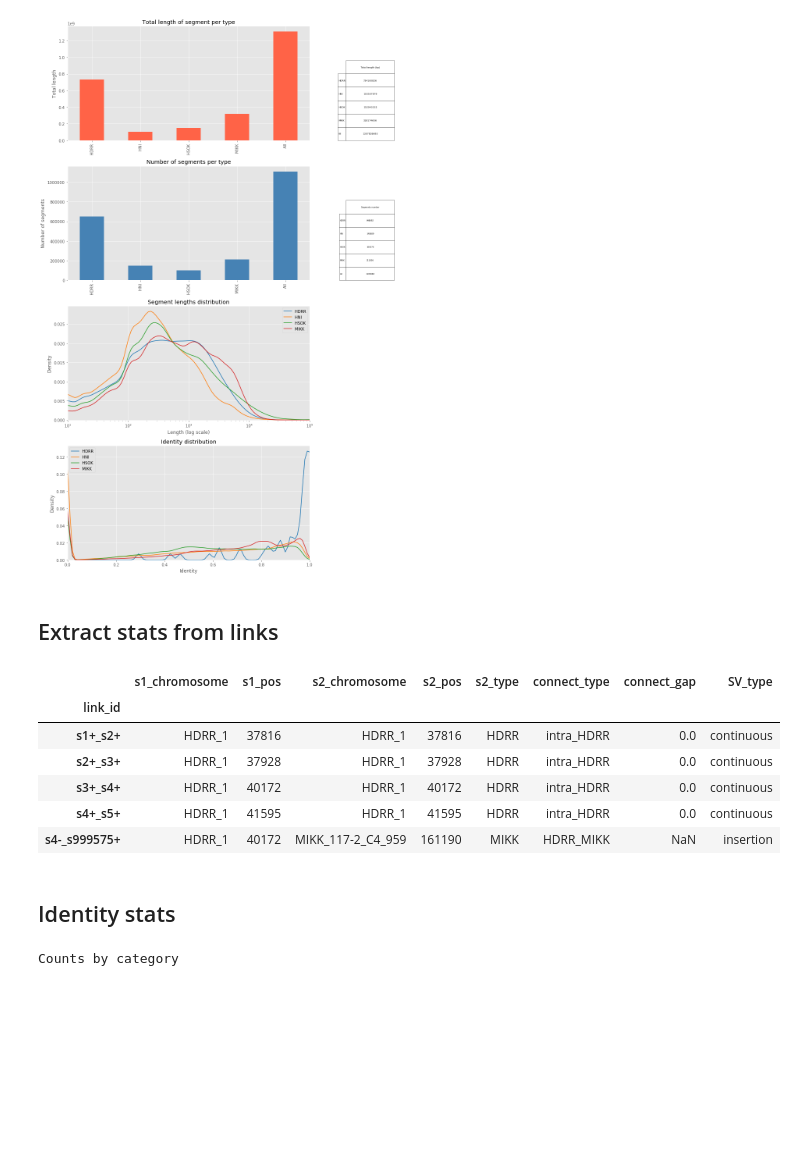
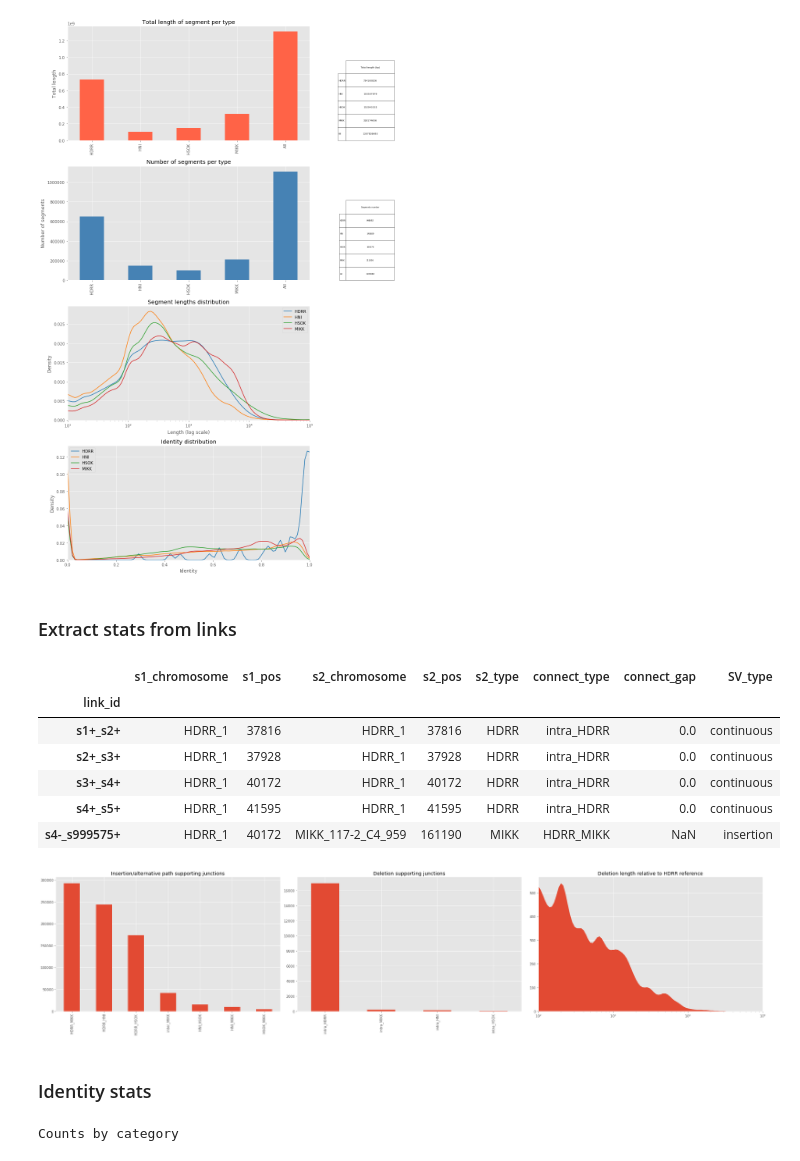
Before and after one commit to birneylab/MIKK_genome_companion_paper, a Jupyter notebook: docs/Graph_assembly/code/graph_assembly_analysis.ipynb, the cells around one changed output. Saved outputs shown, nothing was run; the diff lists cells and outputs as text; code cells hidden in the pictures; blank space fills up the shorter version.

```diff
--- a/docs/Graph_assembly/code/graph_assembly_analysis.ipynb
+++ b/docs/Graph_assembly/code/graph_assembly_analysis.ipynb
@@ -499,6 +492,7 @@ graph_fn = "./graph_assembly/all_ref_graph.gfa"
 main_ref_fasta = "./references/Oryzias_latipes_HDRR_clean.fa"
 seg_info_out_fn = "./graph_assembly/all_ref_graph_seg_info.pkl"
 link_info_out_fn = "./graph_assembly/all_ref_graph_link_info.pkl"
+graph_segments_fasta = "./graph_assembly/Oryzias_latipes_graph_segments.fa"
 
 link_info_d = OrderedDict()
 seg_info_d = OrderedDict()
@@ -511,17 +505,21 @@ stdout_print("Make minimap db\n")
 minimap_db = mp.Aligner(main_ref_fasta, best_n=1, scoring=(2,4,4,2,24,0), k=15, n_threads=10)
 
 stdout_print("Annotate segments and links\n")
-with open (graph_fn) as fp:
-    for l in tqdm(fp):
+with open(graph_fn) as graph_fp, open(graph_segments_fasta, "w") as fasta_fp:
+    for l in tqdm(graph_fp):
         l = l.strip().split("\t")
 
         if l[0] == "S":
             seg_id = l[1]
+            seq =l[2]
             chromosome = l[4].split(":")[-1]
             length = int(l[3].split(":")[-1])
             start = int(l[5].split(":")[-1])
             end = start+length
             seg_type = chromosome.split("_")[0]
+
+            # Write segment sequences to fasta
+            fasta_fp.write(f">{seg_id}\n{seq}\n")
 
             # Try to align to ref if long enough
             if seg_type != ref_label and length >= min_len_align:
@@ -596,6 +594,8 @@ for seg_id, seg_info in tqdm(seg_info_d.items()):
         seg_info_d[seg_id]["connected_chromosome"] = coord.chromosome
         seg_info_d[seg_id]["connected_start"] = coord.start
         seg_info_d[seg_id]["connected_end"] = coord.end
+        seg_info_d[seg_id]["connected_seg_start"] = coord.start_seg_id
+        seg_info_d[seg_id]["connected_seg_end"] = coord.end_seg_id
 
 seg_info_df = pd.DataFrame.from_dict(seg_info_d, orient="index")
 seg_info_df.index.name = "seg_id"
@@ -755,21 +755,53 @@ with pl.style.context('ggplot'):
 | All | 1307826693 | 1109492 | 389.0 | 675459 | 3342 | 0.683020 |
 [figure]
 # %% [markdown]
-## Extract stats from links
+### Extract stats from links
-# %%
-link_info_fn = "./graph_assembly/all_ref_graph_link_info.pkl"
-df = pd.read_pickle(link_info_fn)
-df.head()
-# %% [output]
-|  | s1_chromosome | s1_pos | s2_chromosome | s2_pos | s2_type | connect_type | connect_gap | SV_type |
-| link_id |  |  |  |  |  |  |  |  |
-| s1+_s2+ | HDRR_1 | 37816 | HDRR_1 | 37816 | HDRR | intra_HDRR | 0.0 | continuous |
-| s2+_s3+ | HDRR_1 | 37928 | HDRR_1 | 37928 | HDRR | intra_HDRR | 0.0 | continuous |
-| s3+_s4+ | HDRR_1 | 40172 | HDRR_1 | 40172 | HDRR | intra_HDRR | 0.0 | continuous |
-| s4+_s5+ | HDRR_1 | 41595 | HDRR_1 | 41595 | HDRR | intra_HDRR | 0.0 | continuous |
-| s4-_s999575+ | HDRR_1 | 40172 | MIKK_117-2_C4_959 | 161190 | MIKK | HDRR_MIKK | NaN | insertion |
+# %%
+from scipy.ndimage import gaussian_filter1d
+
+link_info_fn = "./graph_assembly/all_ref_graph_link_info.pkl"
+df = pd.read_pickle(link_info_fn)
+df = df[df["connect_type"].isin(["HDRR_MIKK", "HDRR_HNI", "HDRR_HSOK", "HNI_HSOK", "HNI_MIKK", "HSOK_MIKK", "intra_HDRR", "intra_MIKK", "intra_HNI", "intra_HSOK", "inter_HDRR", "inter_MIKK", "inter_HNI", "inter_HSOK"])]
+display(df.head())
+
+with pl.style.context('ggplot'):
+
+    fig, (ax1, ax2, ax3) = pl.subplots(1, 3, figsize=(30 ,7))
+
+    ins_df = df[df["SV_type"]=="insertion"]
+    s = ins_df["connect_type"].value_counts()
+    s.plot.bar(ax=ax1)
+    ax1.set_title('Insertion/alternative path supporting junctions')
+
+    del_df = df[df["SV_type"]=="deletion"]
+    s = del_df["connect_type"].value_counts()
+    s.plot.bar(ax=ax2)
+    ax2.set_title('Deletion supporting junctions')
+
+    hdrr_del = df[df["connect_type"]=="intra_HDRR"]
+
+    # Process data for plot
+    x = list(np.logspace(2,5,100))
+    y = np.histogram((hdrr_del["connect_gap"]), bins=x+[10e6])[0]
+    y = gaussian_filter1d (y, sigma=2)
+    ax3.fill_betweenx(y=y, x1=x)
+    ax3.set_xlim(1e2,1e5)
+    ax3.set_ylim(0, None)
+    ax3.set_xscale('log')
+    ax3.set_title('Deletion length relative to HDRR reference')
+
+    fig.tight_layout()
+# %% [output]
+|  | s1_chromosome | s1_pos | s2_chromosome | s2_pos | s2_type | connect_type | connect_gap | SV_type |
+| link_id |  |  |  |  |  |  |  |  |
+| s1+_s2+ | HDRR_1 | 37816 | HDRR_1 | 37816 | HDRR | intra_HDRR | 0.0 | continuous |
+| s2+_s3+ | HDRR_1 | 37928 | HDRR_1 | 37928 | HDRR | intra_HDRR | 0.0 | continuous |
+| s3+_s4+ | HDRR_1 | 40172 | HDRR_1 | 40172 | HDRR | intra_HDRR | 0.0 | continuous |
+| s4+_s5+ | HDRR_1 | 41595 | HDRR_1 | 41595 | HDRR | intra_HDRR | 0.0 | continuous |
+| s4-_s999575+ | HDRR_1 | 40172 | MIKK_117-2_C4_959 | 161190 | MIKK | HDRR_MIKK | NaN | insertion |
+[figure, added]
 # %% [markdown]
-## Identity stats
+### Identity stats
 # %%
 graph_info_fn = "./graph_assembly/all_ref_graph_seg_info.pkl"
 svg_out_fn =  "./graph_assembly/identity_len_stats.svg"
```
Also changed, not shown: parts of 89 cells of this notebook, 7 other files.
